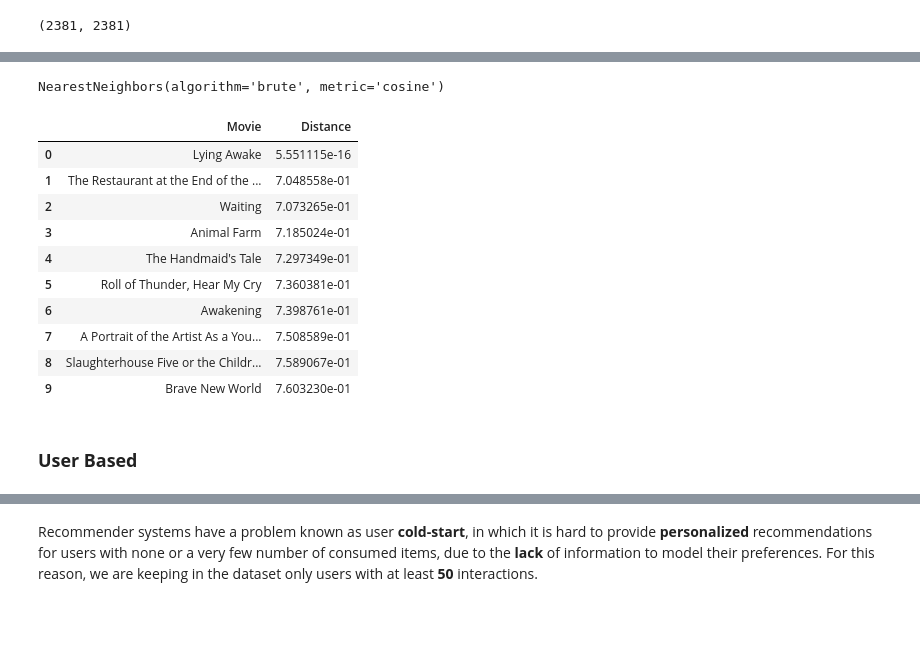
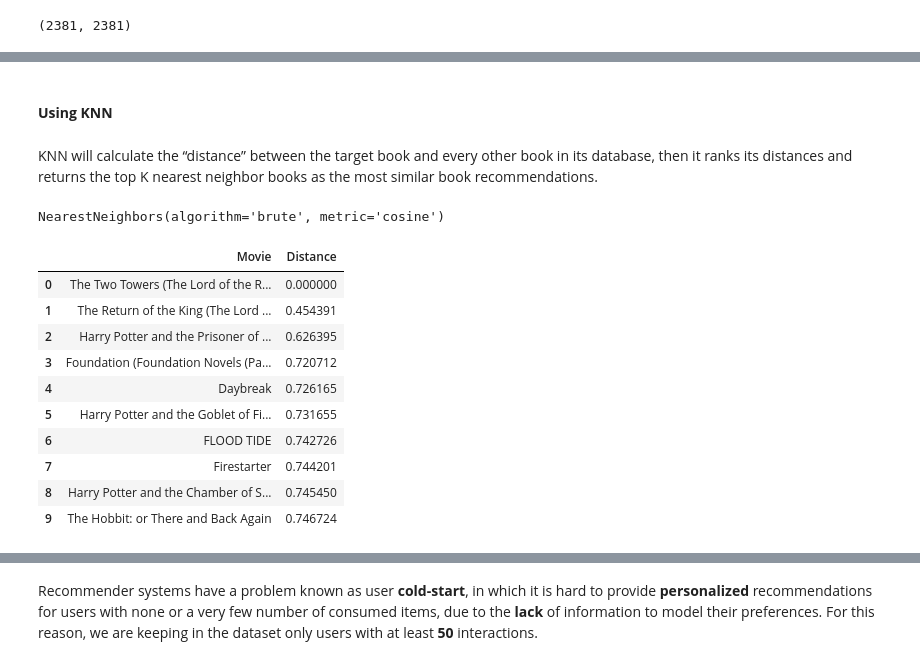
Before and after one commit to sahu-vishal/Book-Recommendation-System, a Jupyter notebook: Book_Recommendation_System.ipynb, the cells around one changed output, grey strips where cells are left out. Cells and saved outputs as stored; diff of their text form; code cells hidden in the pictures; blank space fills up the shorter version.

```diff
--- a/Book_Recommendation_System.ipynb
+++ b/Book_Recommendation_System.ipynb
@@ -833,3 +841,7 @@ df_matrix = csr_matrix(pt.values)
+# %% [markdown]
+#### **Using KNN**
+# %% [markdown]
+KNN will calculate the “distance” between the target book and every other book in its database, then it ranks its distances and returns the top K nearest neighbor books as the most similar book recommendations.
 # %%
 # Building a KNN model with Cosine Similarity as the target metric for calculating the distances.
 knn = NearestNeighbors(metric = 'cosine', algorithm = 'brute', n_neighbors=5)
@@ -849,19 +861,17 @@ def recommend(movie, n_values=11):
   df = pd.DataFrame(data,columns=['Movie','Distance'])
 
   return df
-# %%
-recommend('1984')
-# %% [output]
-|  | Movie | Distance |
-| 0 | Lying Awake | 5.551115e-16 |
-| 1 | The Restaurant at the End of the ... | 7.048558e-01 |
-| 2 | Waiting | 7.073265e-01 |
-| 3 | Animal Farm | 7.185024e-01 |
-| 4 | The Handmaid's Tale | 7.297349e-01 |
-| 5 | Roll of Thunder, Hear My Cry | 7.360381e-01 |
-| 6 | Awakening | 7.398761e-01 |
-| 7 | A Portrait of the Artist As a You... | 7.508589e-01 |
-| 8 | Slaughterhouse Five or the Childr... | 7.589067e-01 |
-| 9 | Brave New World | 7.603230e-01 |
-# %% [markdown]
-### **User Based**
+# %%
+recommend('The Fellowship of the Ring (The Lord of the Rings, Part 1)')
+# %% [output]
+|  | Movie | Distance |
+| 0 | The Two Towers (The Lord of the R... | 0.000000 |
+| 1 | The Return of the King (The Lord ... | 0.454391 |
+| 2 | Harry Potter and the Prisoner of ... | 0.626395 |
+| 3 | Foundation (Foundation Novels (Pa... | 0.720712 |
+| 4 | Daybreak | 0.726165 |
+| 5 | Harry Potter and the Goblet of Fi... | 0.731655 |
+| 6 | FLOOD TIDE | 0.742726 |
+| 7 | Firestarter | 0.744201 |
+| 8 | Harry Potter and the Chamber of S... | 0.745450 |
+| 9 | The Hobbit: or There and Back Again | 0.746724 |
```
Also changed, not shown: parts of 29 cells of this notebook.
